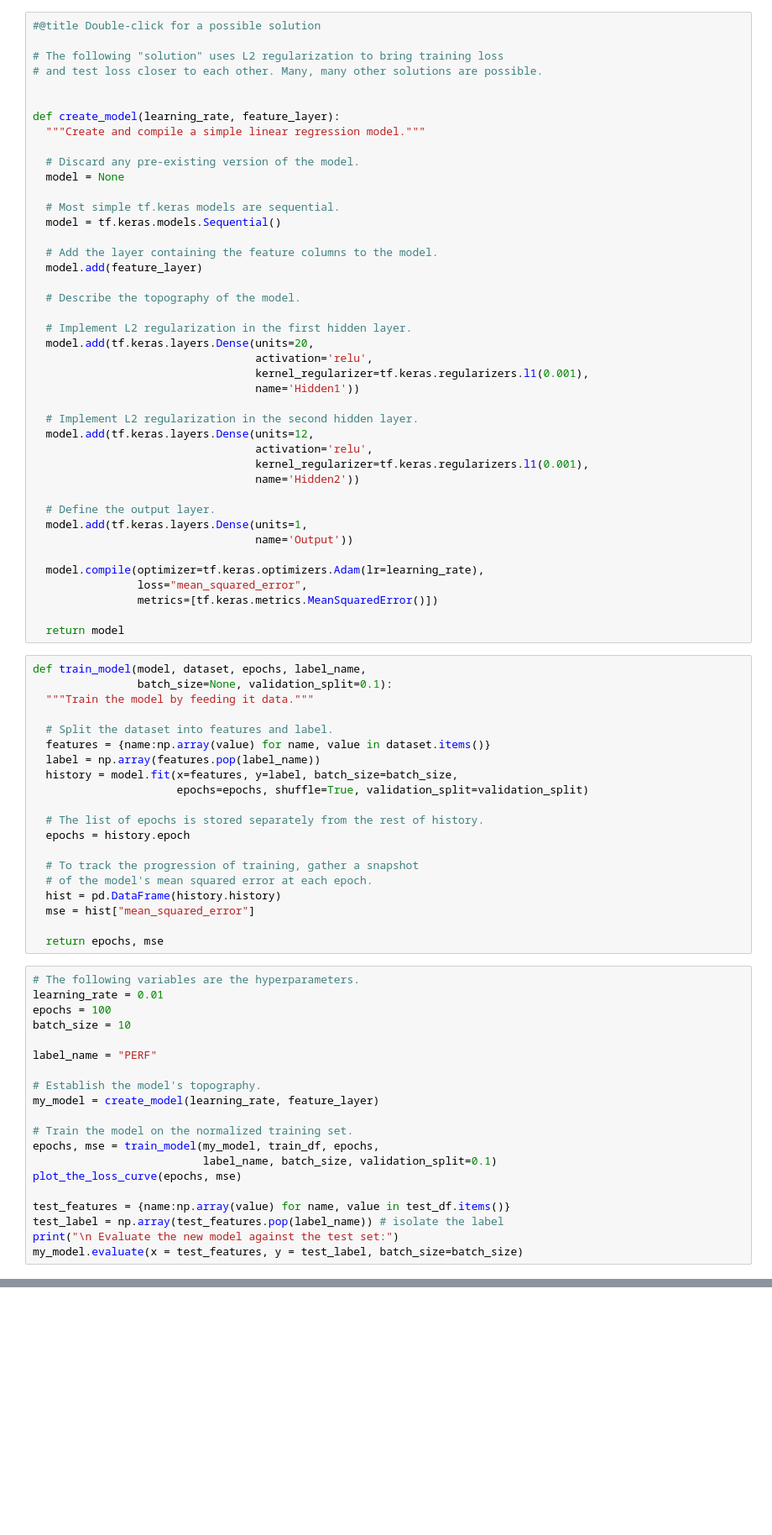
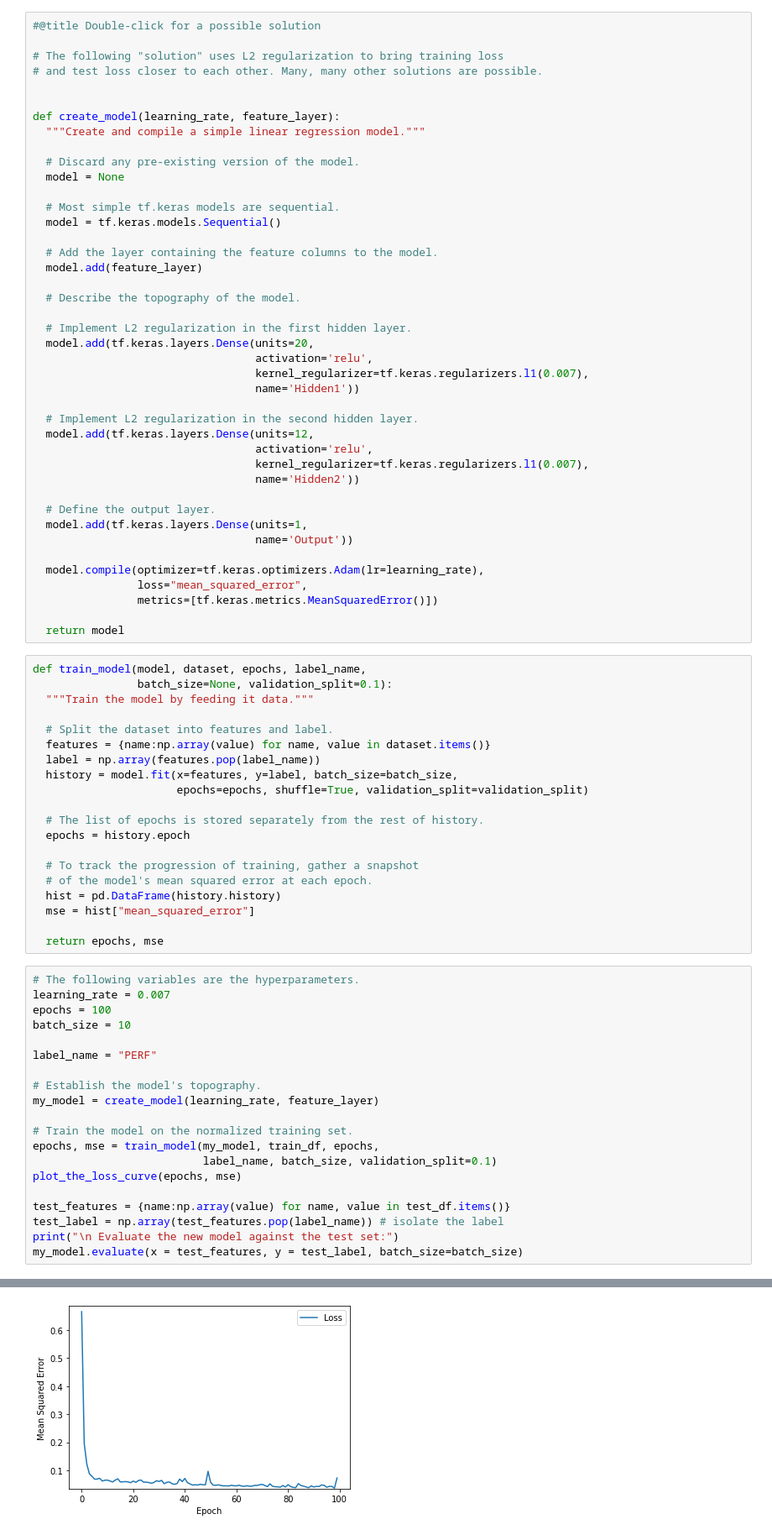
Before and after one commit to adrenalin97/DeepPerf, a Jupyter notebook: Thesis.ipynb, the cells around one changed output, grey strips where cells are left out. Shown: that part at 84% size. Drawn from its saved outputs; the diff is of its cells as text; blank space fills up the shorter version.

```diff
--- a/Thesis.ipynb
+++ b/Thesis.ipynb
@@ -100,13 +100,13 @@ def create_model(learning_rate, feature_layer):
   # Implement L2 regularization in the first hidden layer.
   model.add(tf.keras.layers.Dense(units=20,
                                   activation='relu',
-                                  kernel_regularizer=tf.keras.regularizers.l1(0.001),
+                                  kernel_regularizer=tf.keras.regularizers.l1(0.007),
                                   name='Hidden1'))
 
   # Implement L2 regularization in the second hidden layer.
   model.add(tf.keras.layers.Dense(units=12,
                                   activation='relu',
-                                  kernel_regularizer=tf.keras.regularizers.l1(0.001),
+                                  kernel_regularizer=tf.keras.regularizers.l1(0.007),
                                   name='Hidden2'))
 
   # Define the output layer.
@@ -140,7 +140,7 @@ def train_model(model, dataset, epochs, label_name,
   return epochs, mse
 # %%
 # The following variables are the hyperparameters.
-learning_rate = 0.01
+learning_rate = 0.007
 epochs = 100
 batch_size = 10
 
@@ -180,0 +181 @@ Epoch 172/200
+[figure, added]
```
Also changed, not shown: parts of 1 cell of this notebook.
